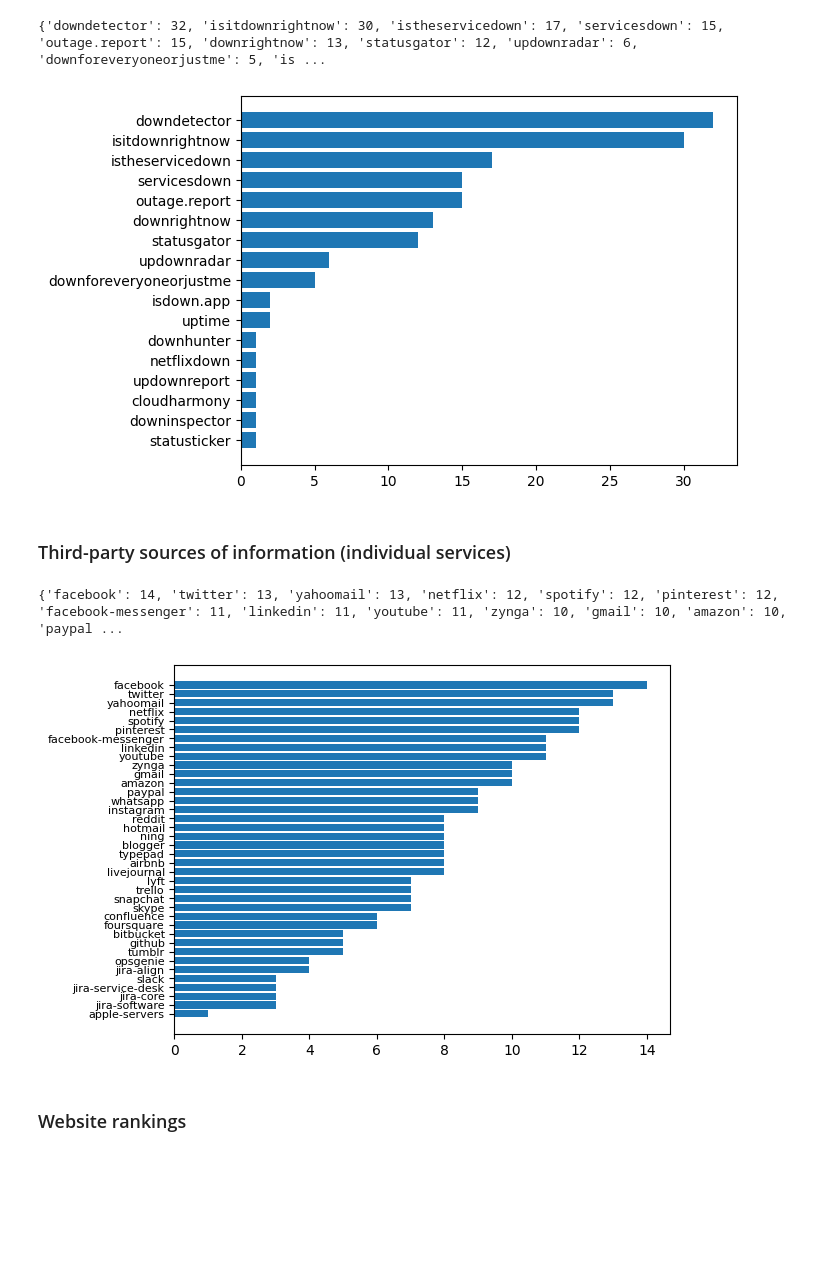
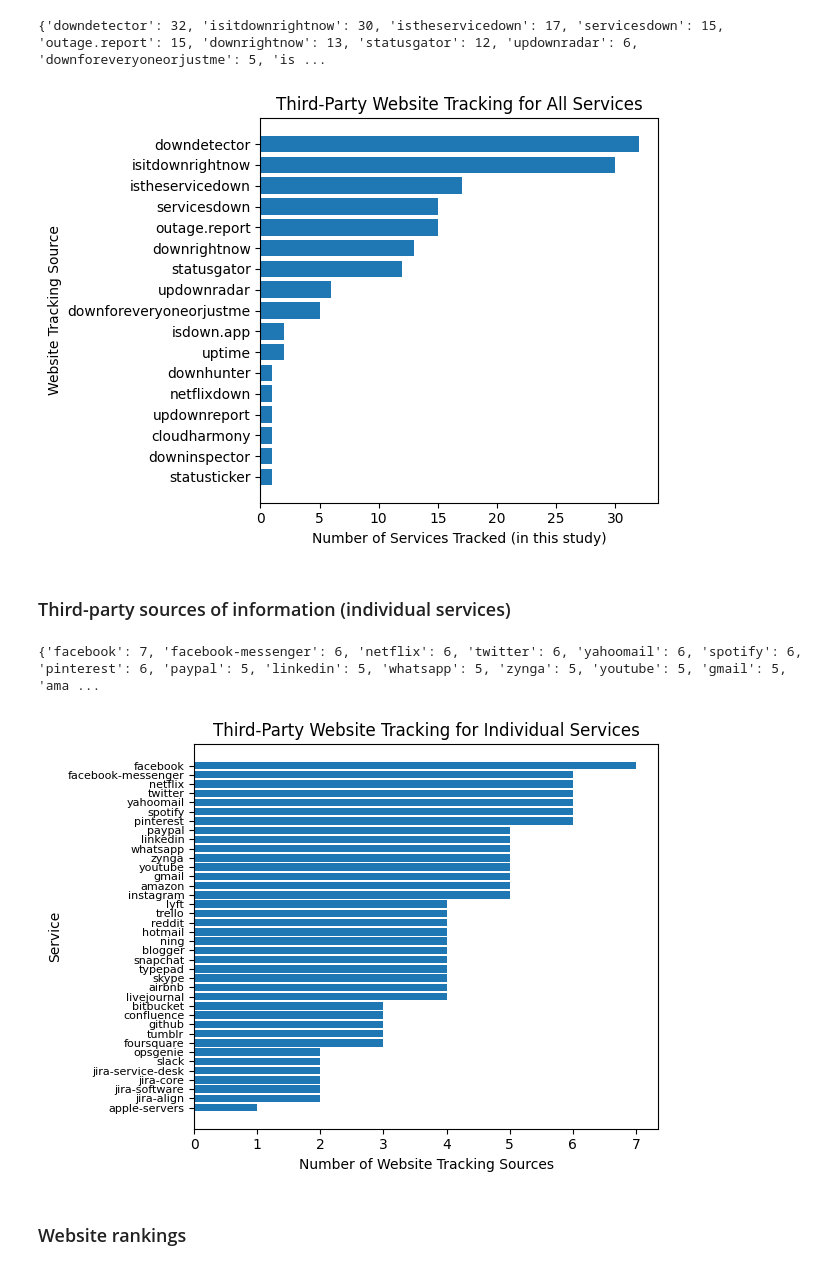
Before and after one commit to shanemin/thesis-msc-cloud-failures, a Jupyter notebook: scripts/viz_sources.ipynb, the cells around one changed output. Cells and saved outputs as stored; diff of their text form; code cells hidden in the pictures; blank space fills up the shorter version.

Commit message:
category ranks, plot labels

```diff
--- a/scripts/viz_sources.ipynb
+++ b/scripts/viz_sources.ipynb
@@ -37,13 +37,19 @@ print(tps_counts)
 # %% [output]
 {'downdetector': 32, 'isitdownrightnow': 30, 'istheservicedown': 17, 'servicesdown': 15, 'outage.report': 15, 'downrightnow': 13, 'statusgator': 12, 'updownradar': 6, 'downforeveryoneorjustme': 5, 'is ...
 # %%
+plt.rcdefaults()
 fig, ax = plt.subplots()
 ax.barh(range(len(tps_counts)), list(tps_counts.values()), align='center')
 plt.yticks(range(len(tps_counts)), list(tps_counts.keys()))
 ax.invert_yaxis()
+plt.title("Third-Party Website Tracking for All Services")
+plt.xlabel("Number of Services Tracked (in this study)")
+plt.ylabel("Website Tracking Source")
+plt.tight_layout()
 plt.show()
+fig.savefig('../output/plots/tps_all.png', dpi=fig.dpi)
 # %% [output]
-[figure, old version]
+[figure, new version]
 # %% [markdown]
 ### Third-party sources of information (individual services)
 # %%
@@ -51,20 +57,25 @@ plt.show()
 tps_per_service = {}
 sources = df['SOURCES'].values
 for num, service in enumerate(df['SERVICE']):
-    tps_per_service.update({service : len(sources[num])})
+    tps_per_service.update({service : len(sources[num].split(','))})
 tps_per_service = dict(sorted(tps_per_service.items(), key=lambda item: item[1], reverse=True))
 print(tps_per_service)
 # %% [output]
-{'facebook': 14, 'twitter': 13, 'yahoomail': 13, 'netflix': 12, 'spotify': 12, 'pinterest': 12, 'facebook-messenger': 11, 'linkedin': 11, 'youtube': 11, 'zynga': 10, 'gmail': 10, 'amazon': 10, 'paypal ...
+{'facebook': 7, 'facebook-messenger': 6, 'netflix': 6, 'twitter': 6, 'yahoomail': 6, 'spotify': 6, 'pinterest': 6, 'paypal': 5, 'linkedin': 5, 'whatsapp': 5, 'zynga': 5, 'youtube': 5, 'gmail': 5, 'ama ...
 # %%
 fig, ax = plt.subplots()
 ax.barh(range(len(tps_per_service)), list(tps_per_service.values()), align='center')
 plt.yticks(range(len(tps_per_service)), list(tps_per_service.keys()))
 plt.tick_params(axis='y', which='major', labelsize=8)
 ax.invert_yaxis()
+plt.title("Third-Party Website Tracking for Individual Services")
+plt.xlabel("Number of Website Tracking Sources")
+plt.ylabel("Service")
+plt.tight_layout()
 plt.show()
+fig.savefig('../output/plots/tps_individual.png', dpi=fig.dpi)
 # %% [output]
-[figure, old version]
+[figure, new version]
 # %% [markdown]
 ### Website rankings
 # %%
```
Also changed, not shown: parts of 10 cells of this notebook, 7 other files.
